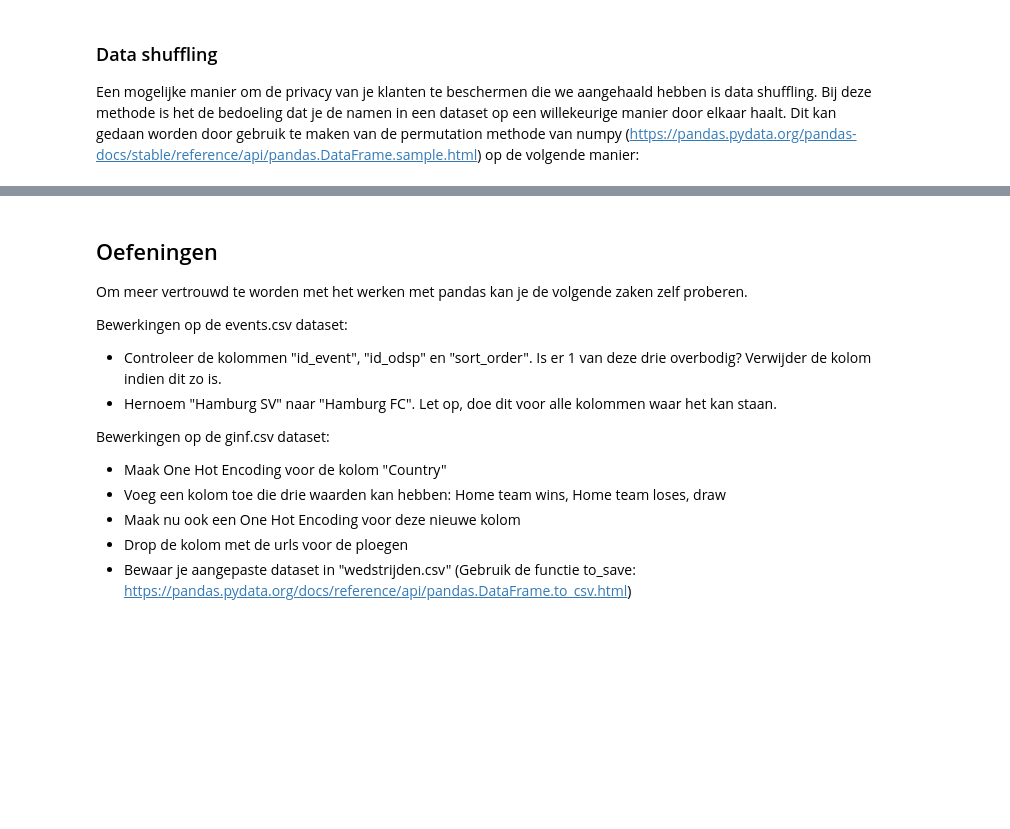
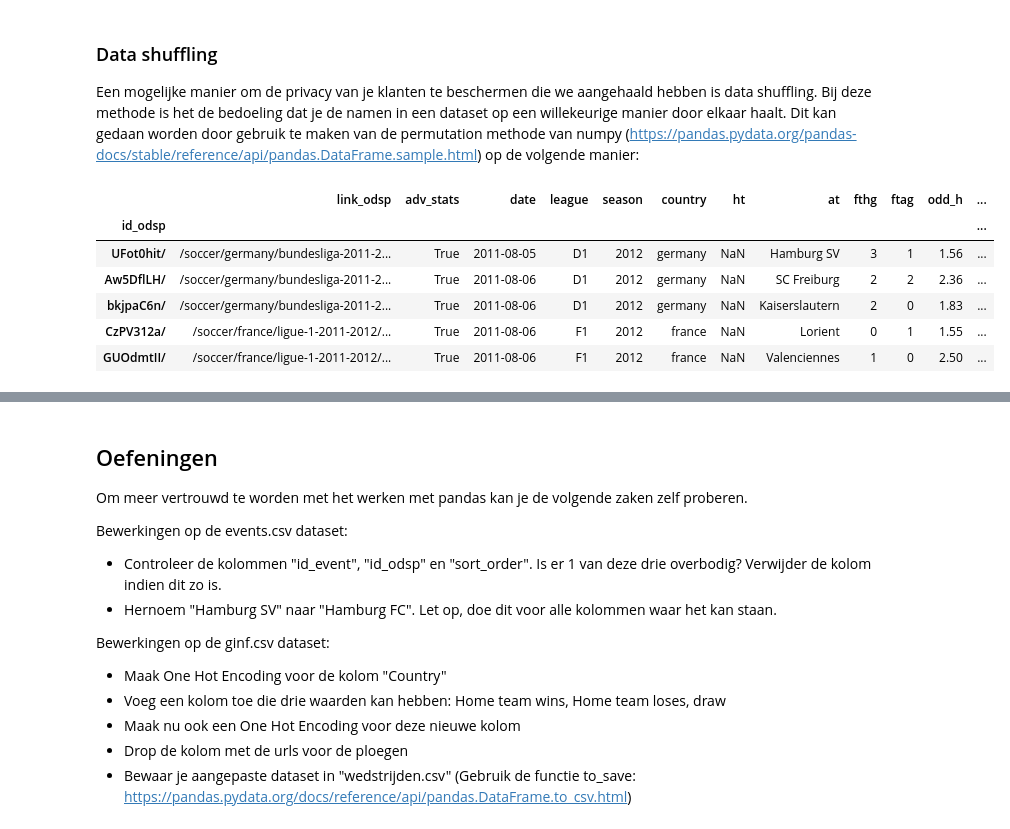
Before and after one commit to OdiseeDataScience2324/Leerstof, a Jupyter notebook: Week 3/Week_03.ipynb, the cells around one changed output, grey strips where cells are left out. Saved outputs shown, nothing was run; the diff lists cells and outputs as text; code cells hidden in the pictures; blank space fills up the shorter version.

```diff
--- a/Week 3/Week_03.ipynb
+++ b/Week 3/Week_03.ipynb
@@ -169,3 +404,18 @@ Eenmaal de kolom van het type datetime is kan je heel gemakkelijk deze kolommen
 Een mogelijke manier om de privacy van je klanten te beschermen die we aangehaald hebben is data shuffling.
 Bij deze methode is het de bedoeling dat je de namen in een dataset op een willekeurige manier door elkaar haalt.
 Dit kan gedaan worden door gebruik te maken van de permutation methode van numpy  (https://pandas.pydata.org/pandas-docs/stable/reference/api/pandas.DataFrame.sample.html) op de volgende manier:
+# %%
+display(df_ginf.head())
+df_ginf.sample(frac=1).head()
+
+# bovenstaande code gaat de rijen volledig door elkaar gooien (ganse rijen verplaatsen)
+df_ginf.ht = df_ginf["at"].sample(frac=1)
+df_ginf.head()
+# %% [output]
+|  | link_odsp | adv_stats | date | league | season | country | ht | at | fthg | ftag | odd_h | ... |
+| id_odsp |  |  |  |  |  |  |  |  |  |  |  | ... |
+| UFot0hit/ | /soccer/germany/bundesliga-2011-2... | True | 2011-08-05 | D1 | 2012 | germany | NaN | Hamburg SV | 3 | 1 | 1.56 | ... |
+| Aw5DflLH/ | /soccer/germany/bundesliga-2011-2... | True | 2011-08-06 | D1 | 2012 | germany | NaN | SC Freiburg | 2 | 2 | 2.36 | ... |
+| bkjpaC6n/ | /soccer/germany/bundesliga-2011-2... | True | 2011-08-06 | D1 | 2012 | germany | NaN | Kaiserslautern | 2 | 0 | 1.83 | ... |
+| CzPV312a/ | /soccer/france/ligue-1-2011-2012/... | True | 2011-08-06 | F1 | 2012 | france | NaN | Lorient | 0 | 1 | 1.55 | ... |
+| GUOdmtII/ | /soccer/france/ligue-1-2011-2012/... | True | 2011-08-06 | F1 | 2012 | france | NaN | Valenciennes | 1 | 0 | 2.50 | ... |
```
Also changed, not shown: parts of 15 cells of this notebook, 1 other file.
